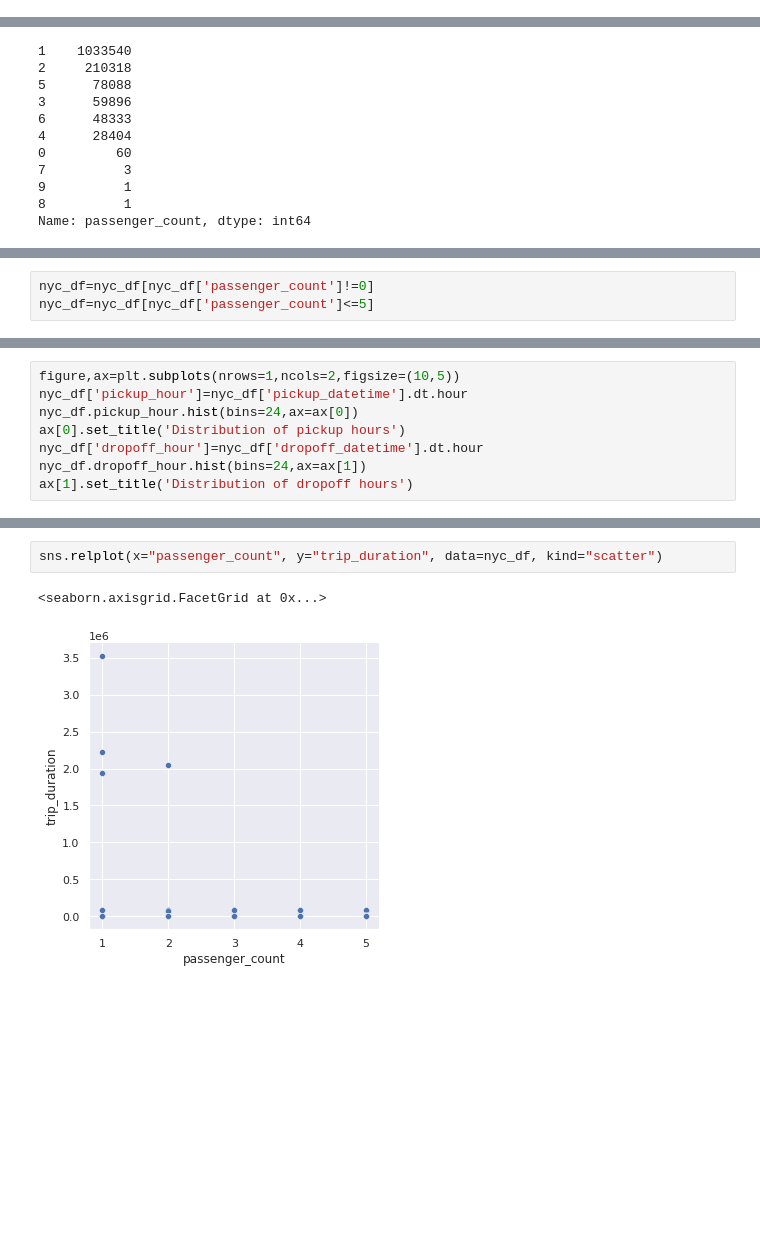
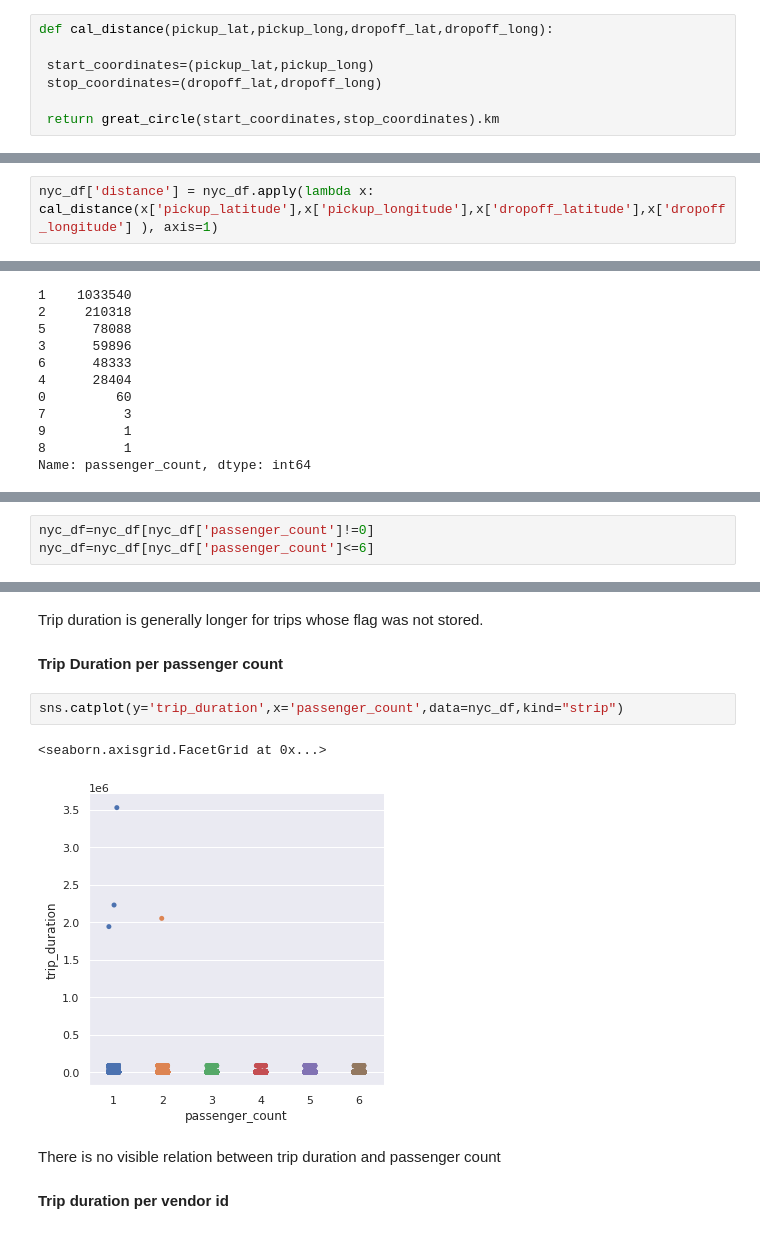
Before and after one commit to kumarirakhi19/NYC-Taxi-Trip-Time-Prediction-, a Jupyter notebook: Copy_of_NYC_Taxi_Trip_Time_Prediction_Capstone_Project.ipynb, the cells around one changed output, grey strips where cells are left out. Saved outputs shown, nothing was run; the diff lists cells and outputs as text; blank space fills up the shorter version.

```diff
--- a/Copy_of_NYC_Taxi_Trip_Time_Prediction_Capstone_Project.ipynb
+++ b/Copy_of_NYC_Taxi_Trip_Time_Prediction_Capstone_Project.ipynb
@@ -161,0 +312,7 @@ nyc_df['dropoff_timeofday']=nyc_df['dropoff_hour'].apply(time_of_day)
+# %%
+def cal_distance(pickup_lat,pickup_long,dropoff_lat,dropoff_long):
+
+ start_coordinates=(pickup_lat,pickup_long)
+ stop_coordinates=(dropoff_lat,dropoff_long)
+
+ return great_circle(start_coordinates,stop_coordinates).km
@@ -161,0 +321,2 @@ nyc_df['dropoff_timeofday']=nyc_df['dropoff_hour'].apply(time_of_day)
+# %%
+nyc_df['distance'] = nyc_df.apply(lambda x: cal_distance(x['pickup_latitude'],x['pickup_longitude'],x['dropoff_latitude'],x['dropoff_longitude'] ), axis=1)
@@ -224,3 +415,3 @@ sns.countplot(x='passenger_count',data=nyc_df)
 # %%
 nyc_df=nyc_df[nyc_df['passenger_count']!=0]
-nyc_df=nyc_df[nyc_df['passenger_count']<=5]
+nyc_df=nyc_df[nyc_df['passenger_count']<=6]
@@ -275,8 +525,0 @@ plt.tight_layout()
-# %%
-figure,ax=plt.subplots(nrows=1,ncols=2,figsize=(10,5))
-nyc_df['pickup_hour']=nyc_df['pickup_datetime'].dt.hour
-nyc_df.pickup_hour.hist(bins=24,ax=ax[0])
-ax[0].set_title('Distribution of pickup hours')
-nyc_df['dropoff_hour']=nyc_df['dropoff_datetime'].dt.hour
-nyc_df.dropoff_hour.hist(bins=24,ax=ax[1])
-ax[1].set_title('Distribution of dropoff hours')
@@ -306,8 +574,16 @@ sns.catplot(x="store_and_fwd_flag", y="trip_duration",kind="strip",data=nyc_df)
+# %% [markdown]
+Trip duration is generally longer for trips whose flag was not stored.
+# %% [markdown]
+**Trip Duration per passenger count**
 # %%
-sns.relplot(x="passenger_count", y="trip_duration", data=nyc_df, kind="scatter")
+sns.catplot(y='trip_duration',x='passenger_count',data=nyc_df,kind="strip")
 # %% [output]
 <seaborn.axisgrid.FacetGrid at 0x...>
-[figure, old version]
+[figure, new version]
+# %% [markdown]
+There is no visible relation between trip duration and passenger count
+# %% [markdown]
+**Trip duration per vendor id**
 # %%
 sns.catplot(x="vendor_id", y="trip_duration",kind="strip",data=nyc_df)
 # %% [output]
```
Also changed, not shown: parts of 121 cells of this notebook.
